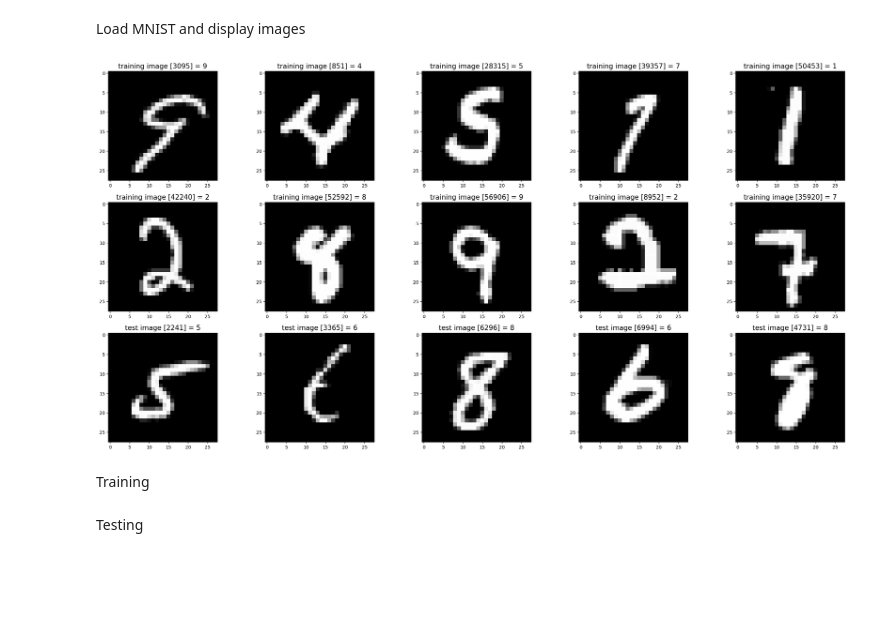
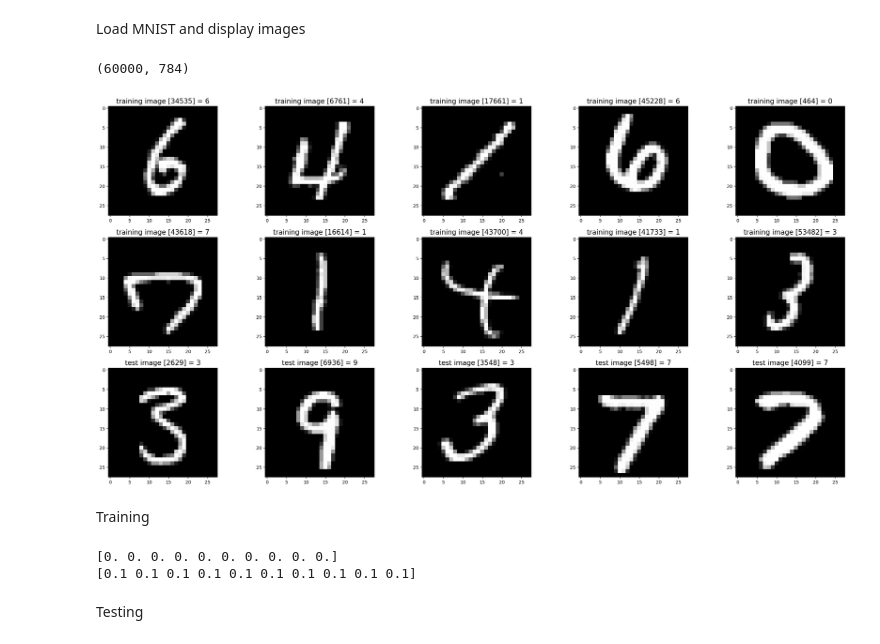
Before and after one commit to JonathanDrathjer/mnist_numpy_nn, a Jupyter notebook: minst_experiment.ipynb, the cells around one changed output. Saved outputs shown, nothing was run; the diff lists cells and outputs as text; code cells hidden in the pictures; blank space fills up the shorter version.

Commit message:
added function to initialize NN and forward pass

```diff
--- a/minst_experiment.ipynb
+++ b/minst_experiment.ipynb
@@ -11,6 +11,7 @@ import random
 import matplotlib.pyplot as plt
 from os.path import join
 from mnist_data_loader import MnistDataloader
+import numpy as np
 
 #
 # Set file paths based on added MNIST Datasets
@@ -40,40 +41,65 @@ def show_images(images, title_texts):
         plt.subplot(rows, cols, index)
         plt.imshow(image, cmap=plt.cm.gray)
         if title_text != "":
             plt.title(title_text, fontsize=15)
         index += 1
 
 
 #
 # Load MINST dataset
 #
 mnist_dataloader = MnistDataloader(
     training_images_filepath,
     training_labels_filepath,
     test_images_filepath,
     test_labels_filepath,
 )
-(x_train, y_train), (x_test, y_test) = mnist_dataloader.load_data()
+(x_train_raw, y_train_raw), (x_test_raw, y_test_raw) = mnist_dataloader.load_data()
 
 #
 # Show some random training and test images
 #
 images_2_show = []
 titles_2_show = []
 for i in range(0, 10):
     r = random.randint(1, 60000)
-    images_2_show.append(x_train[r])
-    titles_2_show.append("training image [" + str(r) + "] = " + str(y_train[r]))
+    images_2_show.append(x_train_raw[r])
+    titles_2_show.append("training image [" + str(r) + "] = " + str(y_train_raw[r]))
 
 for i in range(0, 5):
     r = random.randint(1, 10000)
-    images_2_show.append(x_test[r])
-    titles_2_show.append("test image [" + str(r) + "] = " + str(y_test[r]))
+    images_2_show.append(x_test_raw[r])
+    titles_2_show.append("test image [" + str(r) + "] = " + str(y_test_raw[r]))
 
 show_images(images_2_show, titles_2_show)
+
+#preprocessing
+x_train = np.array(x_train_raw, dtype=np.float32)
+x_test = np.array(x_test_raw, dtype=np.float32)
+
+x_train = x_train.reshape(len(x_train), -1)
+x_test = x_test.reshape(len(x_test), -1)
+
+x_train /= 255.0
+x_test /= 255.0
 # %% [output]
+(60000, 784)
-[figure, old version]
+[figure, new version]
 # %% [markdown]
 Training
+# %%
+import importlib
+import NN_framework
+importlib.reload(NN_framework)
+
+w, b = NN_framework.init_NN([30,30,30])
+
+q = NN_framework.forward(w, b, x_train[0])
+
+print(b[-1])
+print(q)
+# %% [output]
+[0. 0. 0. 0. 0. 0. 0. 0. 0. 0.]
+[0.1 0.1 0.1 0.1 0.1 0.1 0.1 0.1 0.1 0.1]
 # %% [markdown]
 Testing
```
Also changed, not shown: 1 other file.
